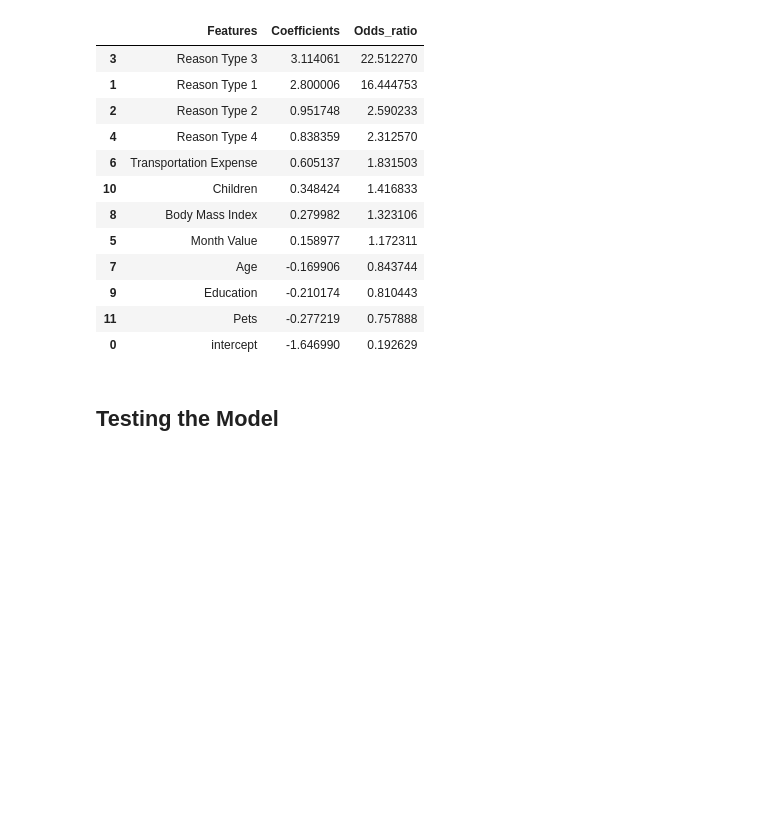
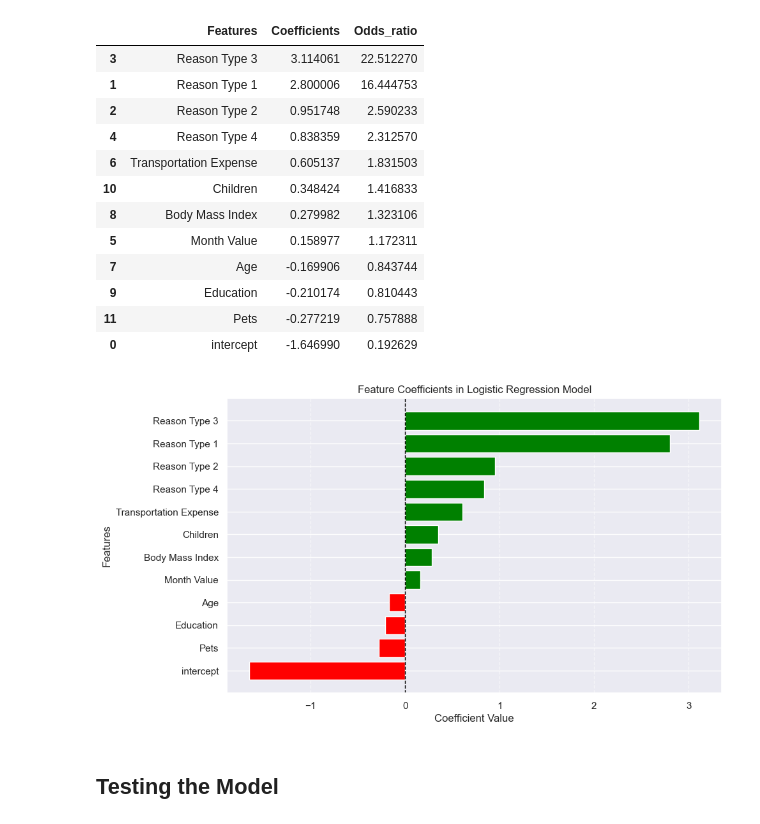
Before and after one commit to joseph-ishola/Employee-Absenteeism, a Jupyter notebook: log_reg.ipynb, the cells around one changed output. Drawn from its saved outputs; the diff is of its cells as text; code cells hidden in the pictures; blank space fills up the shorter version.

```diff
--- a/log_reg.ipynb
+++ b/log_reg.ipynb
@@ -930,6 +942,22 @@ summary_table.sort_values(['Odds_ratio'], ascending=False)
 | 9 | Education | -0.210174 | 0.810443 |
 | 11 | Pets | -0.277219 | 0.757888 |
 | 0 | intercept | -1.646990 | 0.192629 |
+# %%
+df = summary_table.sort_values(['Coefficients'], ascending=True)
+
+# Create bar plot
+plt.figure(figsize=(10, 6))
+plt.barh(df['Features'], df['Coefficients'], color=['green' if coef > 0 else 'red' for coef in df['Coefficients']])
+plt.xlabel("Coefficient Value")
+plt.ylabel("Features")
+plt.title("Feature Coefficients in Logistic Regression Model")
+plt.axvline(0, color='black', linestyle='dashed', linewidth=1)  # Reference line at 0
+plt.grid(axis='x', linestyle='--', alpha=0.6)
+plt.savefig("pictures/Feature_Importance.png")
+# Show plot
+plt.show()
+# %% [output]
+[figure, added]
 # %% [markdown]
 ## Testing the Model
 # %%
```
Also changed, not shown: parts of 13 cells of this notebook, 11 other files.
